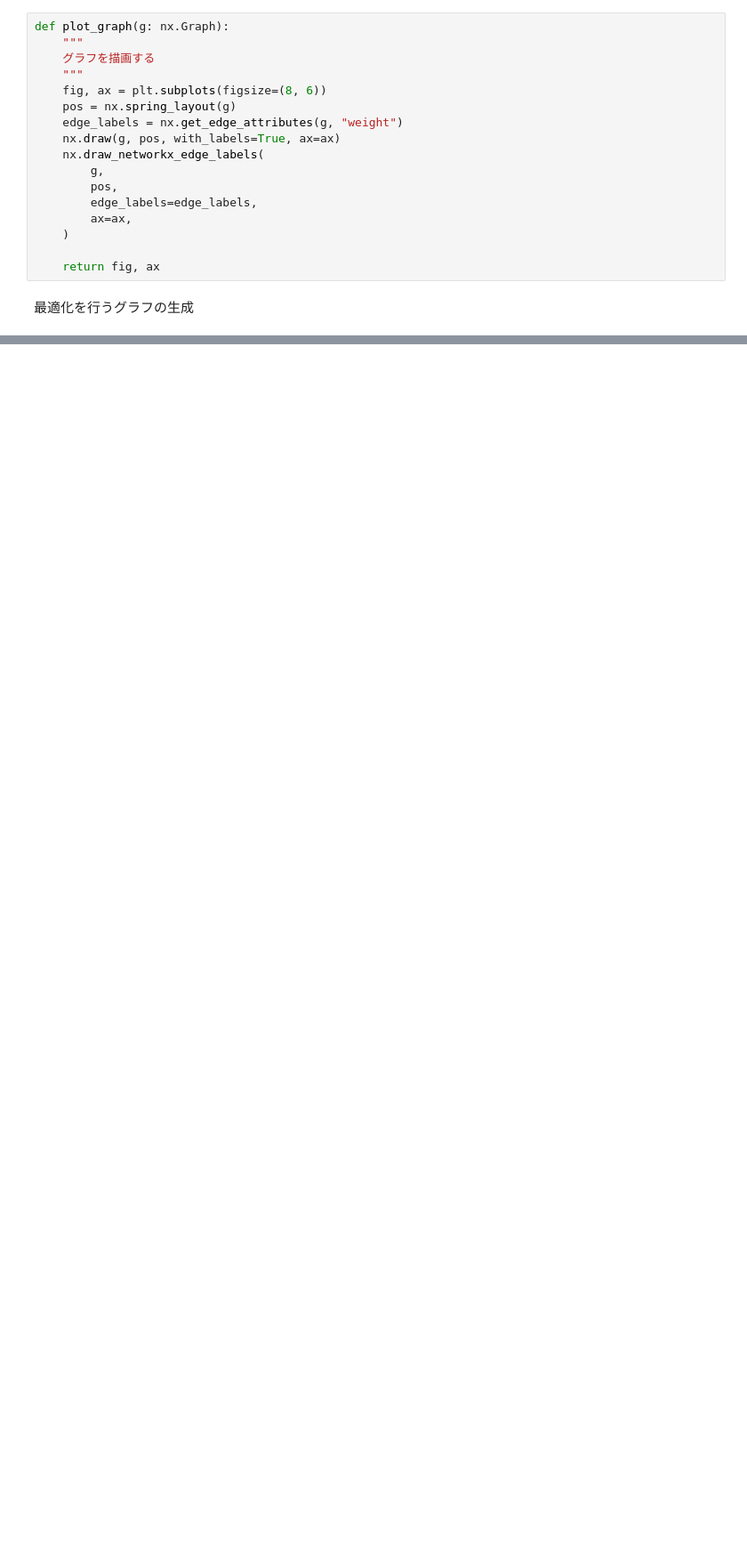
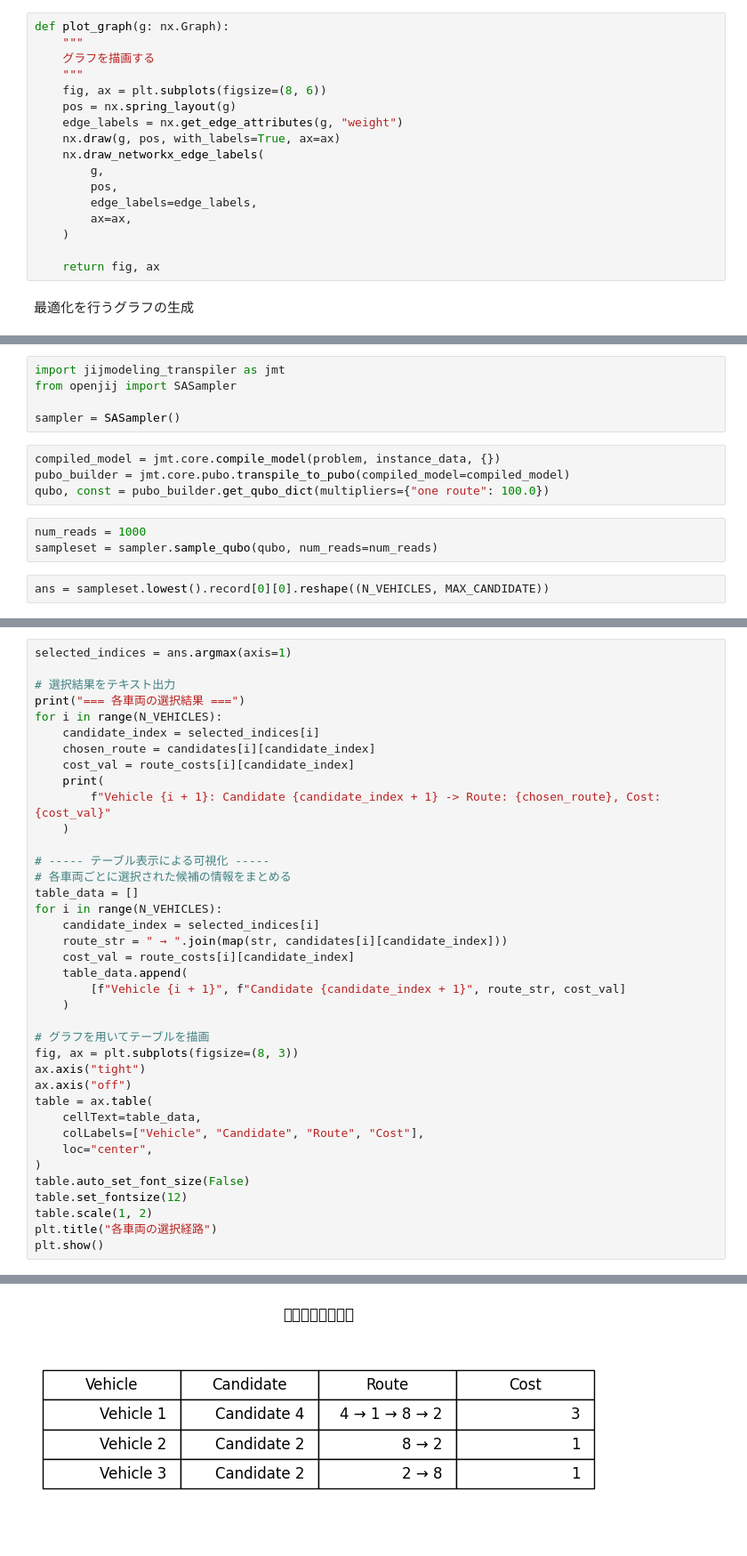
Before and after one commit to tunamaguro/qa4u3, a Jupyter notebook: poc.ipynb, the cells around one changed output, grey strips where cells are left out. Shown at 89% size. Drawn from its saved outputs; the diff is of its cells as text; blank space fills up the shorter version.

```diff
--- a/poc.ipynb
+++ b/poc.ipynb
@@ -79,0 +183,14 @@ candidate_routes: [[8], [8, 3], [8, 3, 4]]
+# %%
+import jijmodeling_transpiler as jmt
+from openjij import SASampler
+
+sampler = SASampler()
+# %%
+compiled_model = jmt.core.compile_model(problem, instance_data, {})
+pubo_builder = jmt.core.pubo.transpile_to_pubo(compiled_model=compiled_model)
+qubo, const = pubo_builder.get_qubo_dict(multipliers={"one route": 100.0})
+# %%
+num_reads = 1000
+sampleset = sampler.sample_qubo(qubo, num_reads=num_reads)
+# %%
+ans = sampleset.lowest().record[0][0].reshape((N_VEHICLES, MAX_CANDIDATE))
@@ -79,0 +205,39 @@ candidate_routes: [[8], [8, 3], [8, 3, 4]]
+# %%
+selected_indices = ans.argmax(axis=1)
+
+# 選択結果をテキスト出力
+print("=== 各車両の選択結果 ===")
+for i in range(N_VEHICLES):
+    candidate_index = selected_indices[i]
+    chosen_route = candidates[i][candidate_index]
+    cost_val = route_costs[i][candidate_index]
+    print(
+        f"Vehicle {i + 1}: Candidate {candidate_index + 1} -> Route: {chosen_route}, Cost: {cost_val}"
+    )
+
+# ----- テーブル表示による可視化 -----
+# 各車両ごとに選択された候補の情報をまとめる
+table_data = []
+for i in range(N_VEHICLES):
+    candidate_index = selected_indices[i]
+    route_str = " → ".join(map(str, candidates[i][candidate_index]))
+    cost_val = route_costs[i][candidate_index]
+    table_data.append(
+        [f"Vehicle {i + 1}", f"Candidate {candidate_index + 1}", route_str, cost_val]
+    )
+
+# グラフを用いてテーブルを描画
+fig, ax = plt.subplots(figsize=(8, 3))
+ax.axis("tight")
+ax.axis("off")
+table = ax.table(
+    cellText=table_data,
+    colLabels=["Vehicle", "Candidate", "Route", "Cost"],
+    loc="center",
+)
+table.auto_set_font_size(False)
+table.set_fontsize(12)
+table.scale(1, 2)
+plt.title("各車両の選択経路")
+plt.show()
+# %% [output]
@@ -79,0 +248 @@ candidate_routes: [[8], [8, 3], [8, 3, 4]]
+[figure, added]
```
Also changed, not shown: parts of 18 cells of this notebook.
